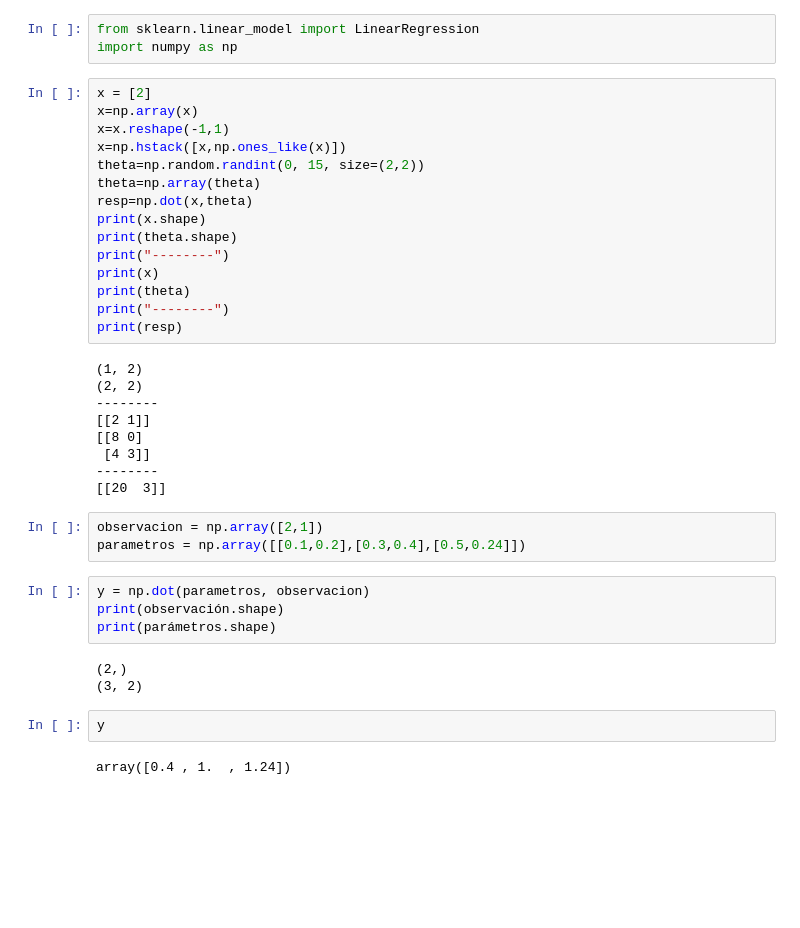
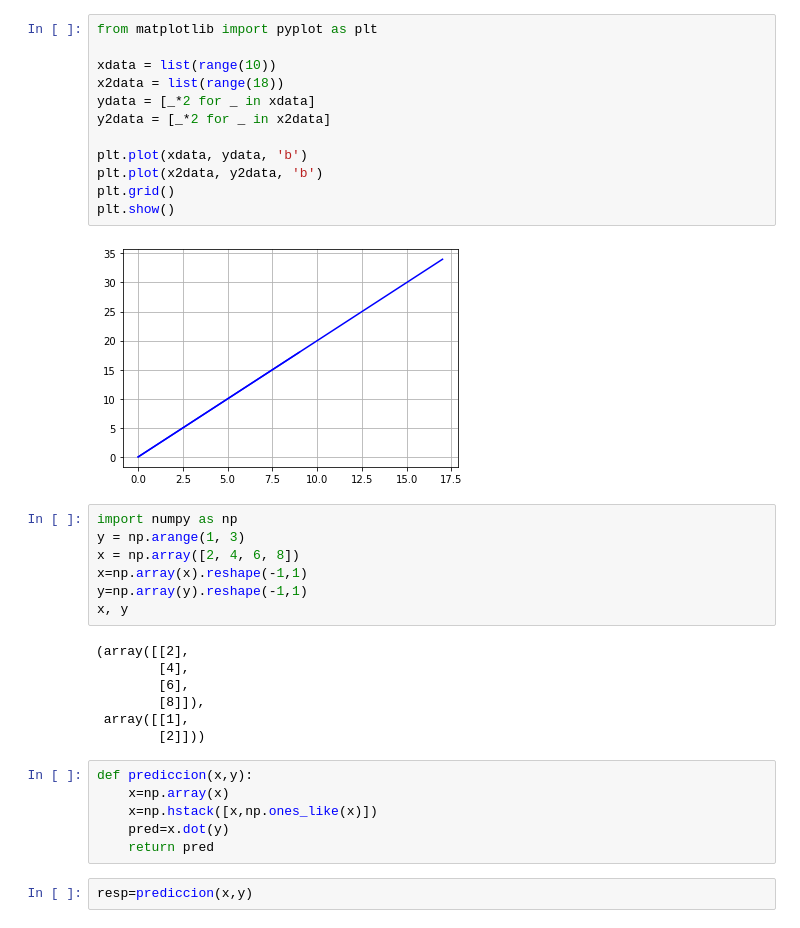
Before and after one commit to yalicar/proyecto_ADP, a Jupyter notebook: Untitled.ipynb, the cells around one changed output. Saved outputs shown, nothing was run; the diff lists cells and outputs as text; blank space fills up the shorter version.

```diff
--- a/Untitled.ipynb
+++ b/Untitled.ipynb
@@ -1,41 +1,36 @@
-# %%
-from sklearn.linear_model import LinearRegression
-import numpy as np
-# %%
-x = [2]
-x=np.array(x)
-x=x.reshape(-1,1)
-x=np.hstack([x,np.ones_like(x)])
-theta=np.random.randint(0, 15, size=(2,2))
-theta=np.array(theta)
-resp=np.dot(x,theta)
-print(x.shape)
-print(theta.shape)
-print("--------")
-print(x)
-print(theta)
-print("--------")
-print(resp)
-# %% [output]
-(1, 2)
-(2, 2)
---------
-[[2 1]]
-[[8 0]
- [4 3]]
---------
-[[20  3]]
-# %%
-observacion = np.array([2,1])
-parametros = np.array([[0.1,0.2],[0.3,0.4],[0.5,0.24]])
-# %%
-y = np.dot(parametros, observacion)
-print(observación.shape)
-print(parámetros.shape)
-# %% [output]
-(2,)
-(3, 2)
-# %%
-y
-# %% [output]
-array([0.4 , 1.  , 1.24])
+# %%
+from matplotlib import pyplot as plt
+
+xdata = list(range(10))
+x2data = list(range(18))
+ydata = [_*2 for _ in xdata]
+y2data = [_*2 for _ in x2data]
+
+plt.plot(xdata, ydata, 'b')
+plt.plot(x2data, y2data, 'b')
+plt.grid()
+plt.show()
+# %% [output]
+[figure, added]
+# %%
+import numpy as np
+y = np.arange(1, 3)
+x = np.array([2, 4, 6, 8])
+x=np.array(x).reshape(-1,1)
+y=np.array(y).reshape(-1,1)
+x, y
+# %% [output]
+(array([[2],
+        [4],
+        [6],
+        [8]]),
+ array([[1],
+        [2]]))
+# %%
+def prediccion(x,y):
+    x=np.array(x)
+    x=np.hstack([x,np.ones_like(x)])
+    pred=x.dot(y)
+    return pred
+# %%
+resp=prediccion(x,y)
```
Also changed, not shown: parts of 1 cell of this notebook, 3 other files.
